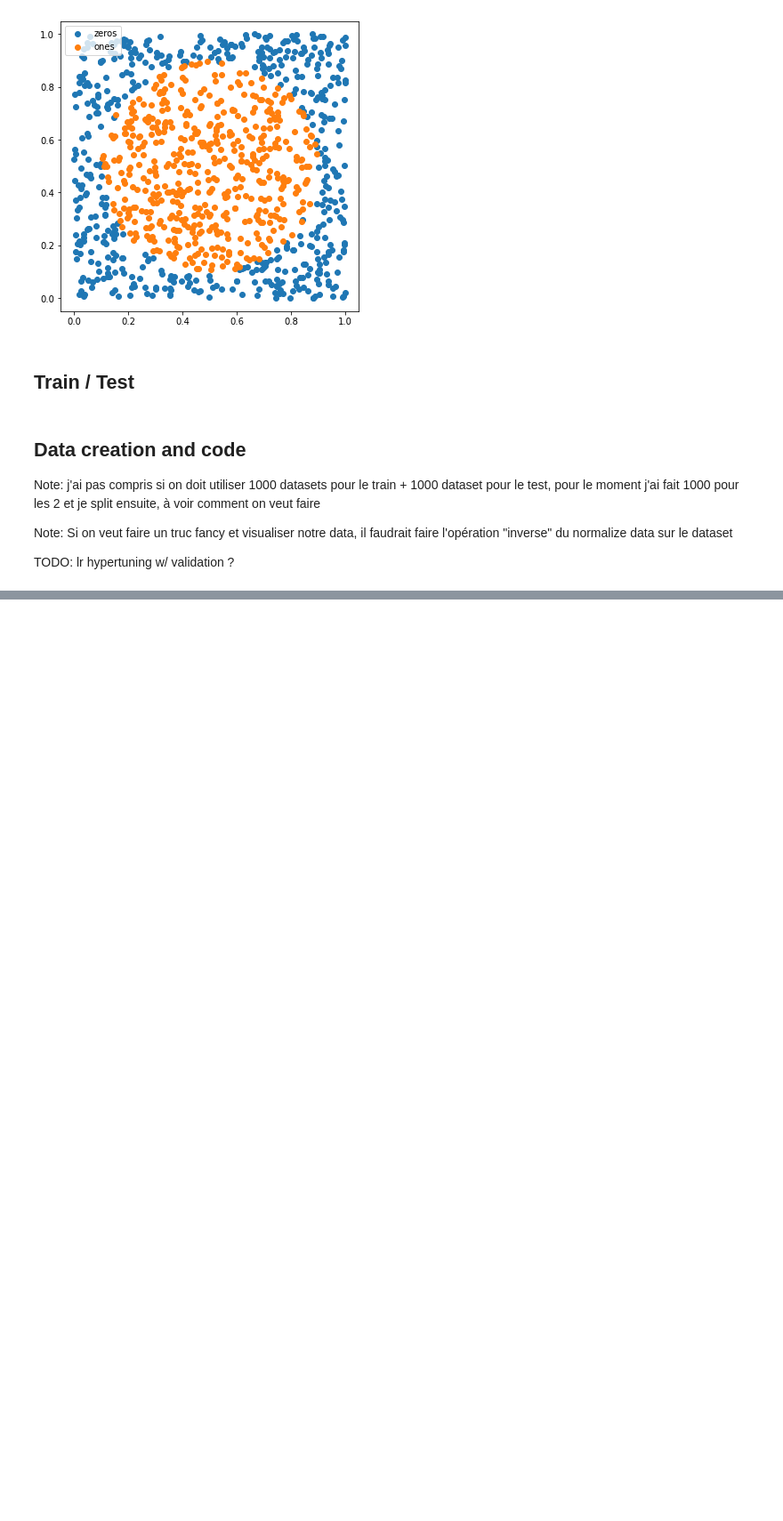
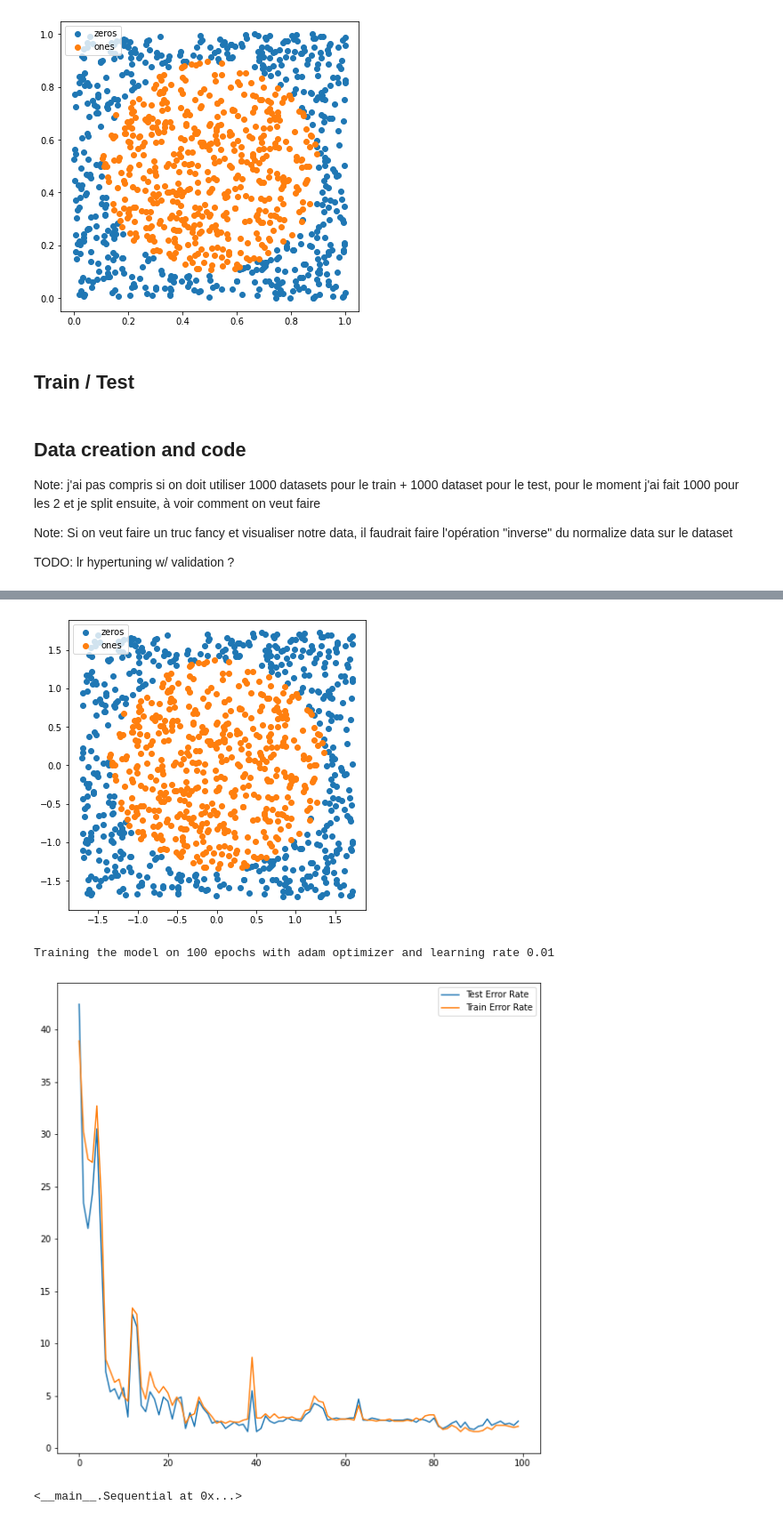
Before and after one commit to dgengler6/DeepLearningProject, a Jupyter notebook: Proj2/Project_2.ipynb, the cells around one changed output, grey strips where cells are left out. Shown: that part at 89% size. Saved outputs shown, nothing was run; the diff lists cells and outputs as text; code cells hidden in the pictures; blank space fills up the shorter version.

```diff
--- a/Proj2/Project_2.ipynb
+++ b/Proj2/Project_2.ipynb
@@ -511,0 +578,15 @@ tensor([993]) 1000 tensor([99])
+# %%
+input, target = generate_disc_dataset(2000)
+train_input, train_target, test_input, test_target = split_dataset(input, target, 0.5)
+train_input, test_input = normalize_data(train_input, test_input)
+plot_from_input(train_input, train_target)
+# Pas sûr si on doit faire une activation fonction à la fin
+model = Sequential([Linear(2, 16), ReLU(), Linear(16, 32), ReLU(), Linear(32, 32), ReLU(), Linear(32, 2)])
+one_hot_targets = one_hot_encoder(train_target)
+
+train_and_plot_accuracy(model, train_input, one_hot_targets, train_target, test_input, test_target, optim="adam", learning_rate=0.01, nb_epochs=100)
+# %% [output]
+[figure, added]
+Training the model on 100 epochs with adam optimizer and learning rate 0.01
+[figure, added]
+<__main__.Sequential at 0x...>
```
Also changed, not shown: parts of 14 cells of this notebook, 4 other files.
